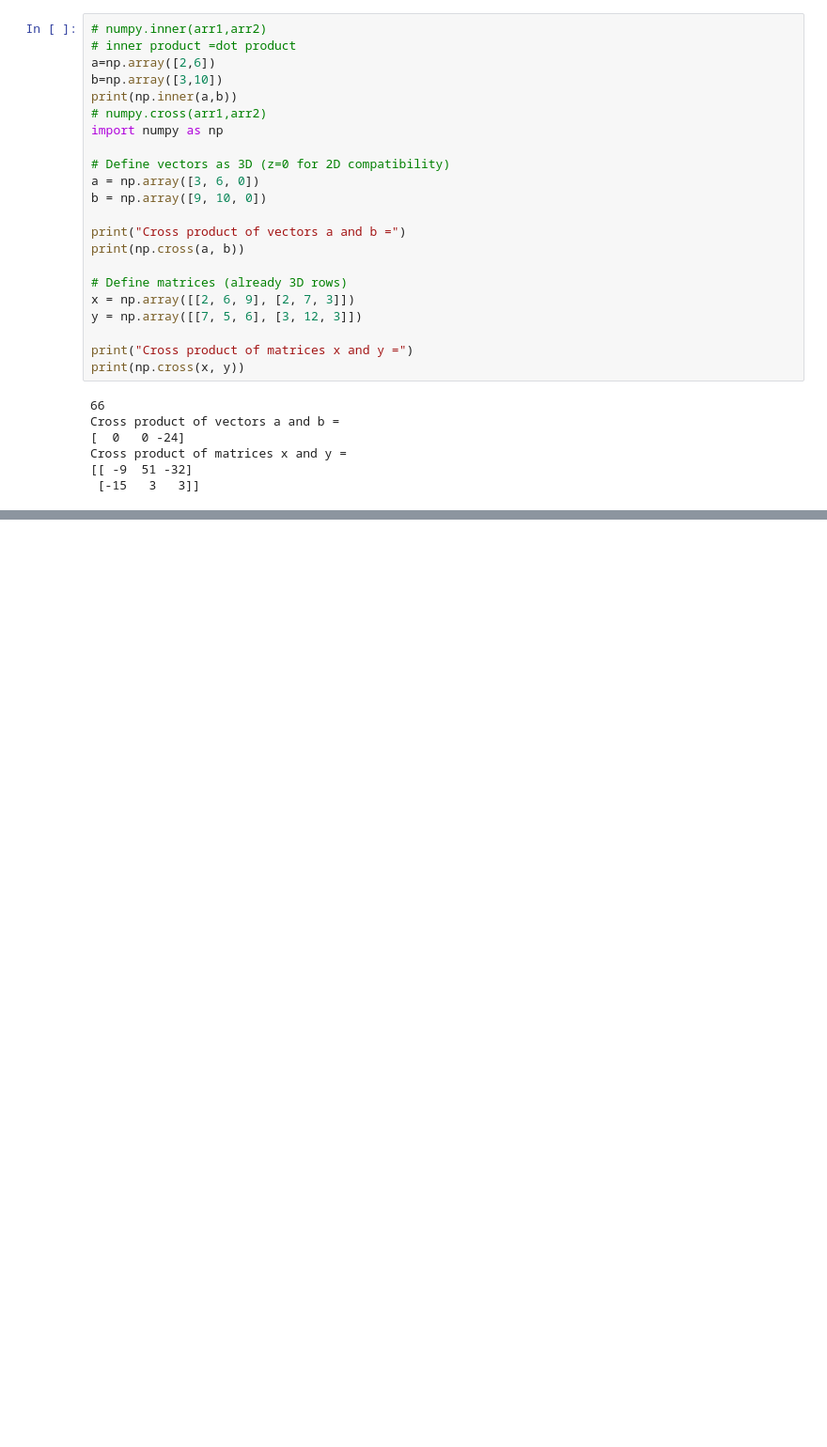
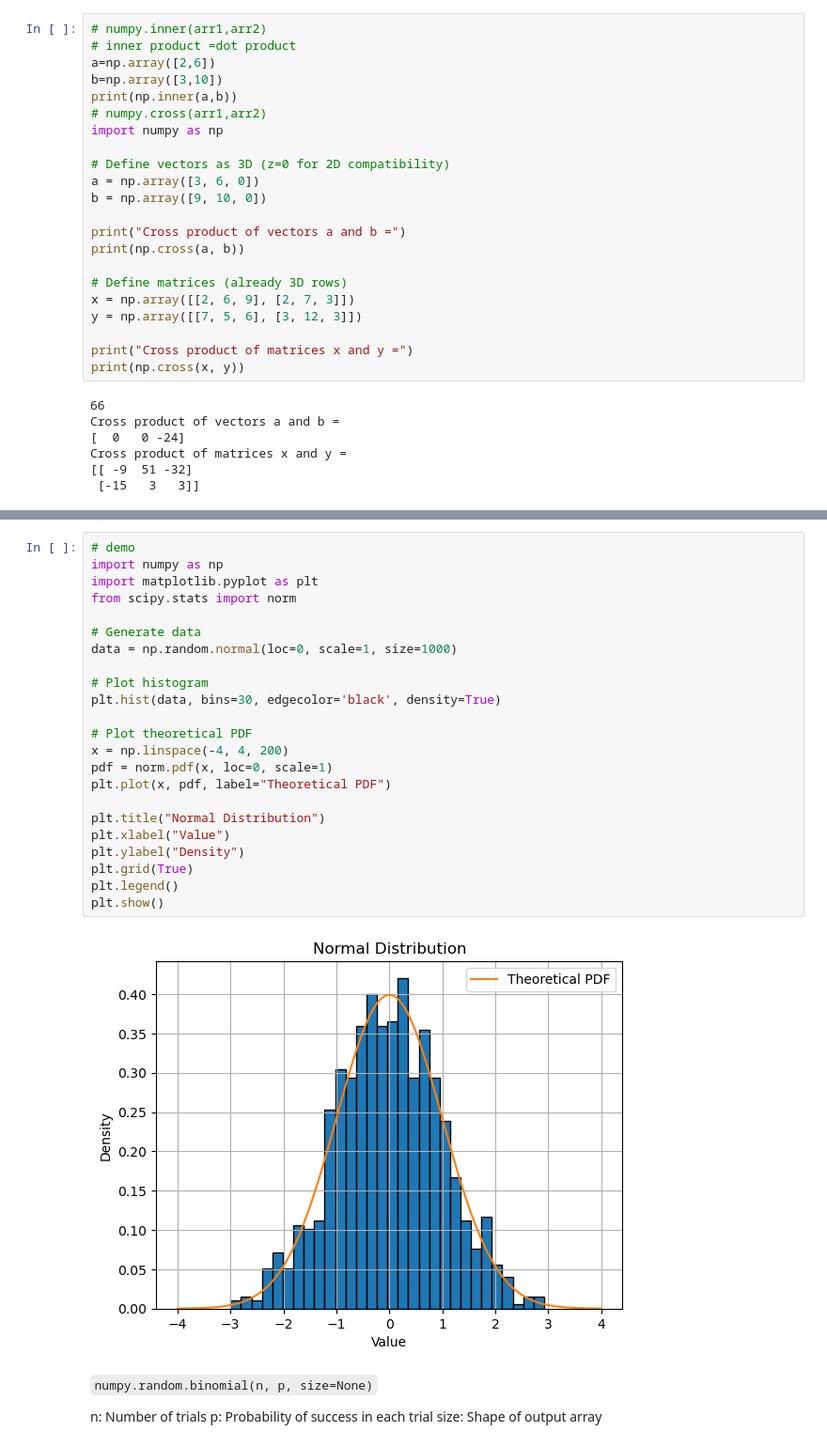
Before and after one commit to harshithvinesh/machine_learning, a Jupyter notebook: numpy.ipynb, the cells around one changed output, grey strips where cells are left out. Shown at 94% size. Saved outputs shown, nothing was run; the diff lists cells and outputs as text; blank space fills up the shorter version.

```diff
--- a/numpy.ipynb
+++ b/numpy.ipynb
@@ -1095,0 +1379,32 @@ Cross product of matrices x and y =
+# %%
+# demo
+import numpy as np
+import matplotlib.pyplot as plt
+from scipy.stats import norm
+
+# Generate data
+data = np.random.normal(loc=0, scale=1, size=1000)
+
+# Plot histogram
+plt.hist(data, bins=30, edgecolor='black', density=True)
+
+# Plot theoretical PDF
+x = np.linspace(-4, 4, 200)
+pdf = norm.pdf(x, loc=0, scale=1)
+plt.plot(x, pdf, label="Theoretical PDF")
+
+plt.title("Normal Distribution")
+plt.xlabel("Value")
+plt.ylabel("Density")
+plt.grid(True)
+plt.legend()
+plt.show()
+# %% [output]
+[figure, added]
+# %% [markdown]
+<code>numpy.random.binomial(n, p, size=None)</code>
+<p>
+n: Number of trials
+p: Probability of success in each trial
+size: Shape of output array
+</p>
```
Also changed, not shown: parts of 27 cells of this notebook, 1 other file.
